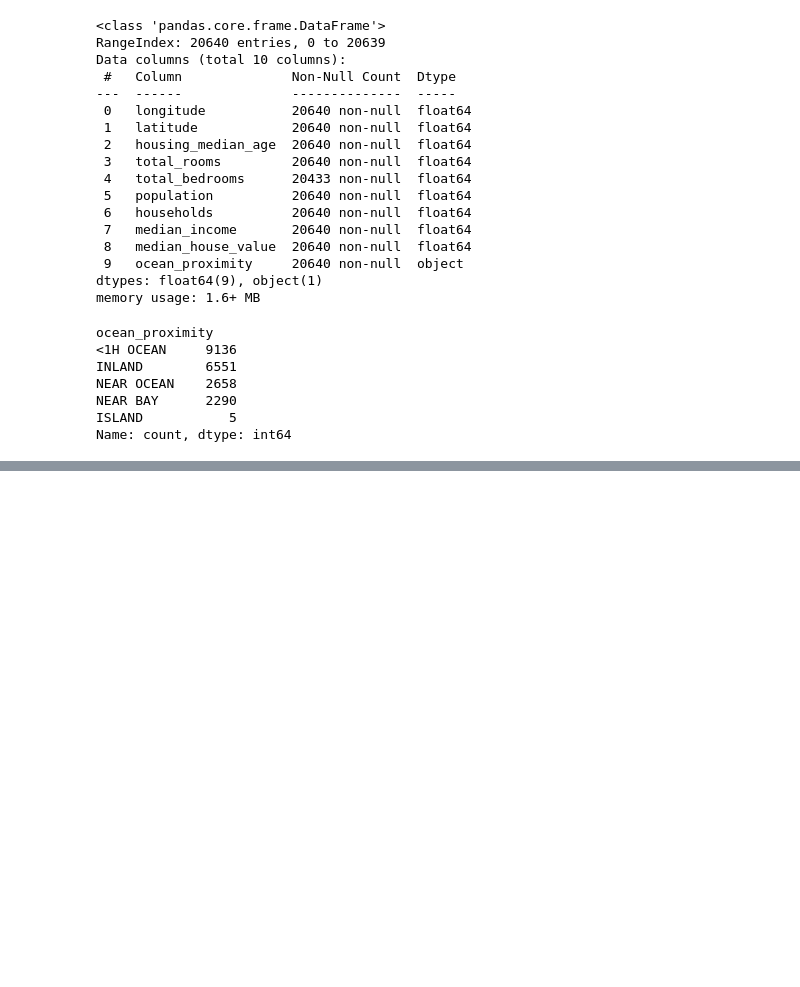
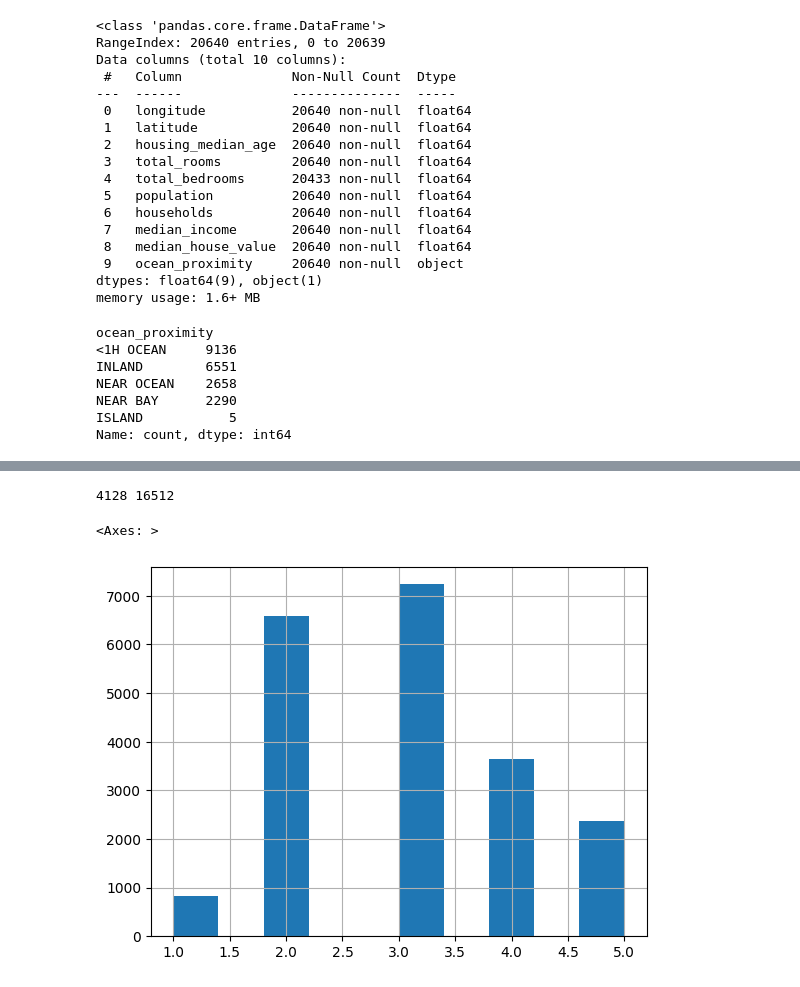
Before and after one commit to AtillaTR/ml-project-1, a Jupyter notebook: housing.ipynb, the cells around one changed output, grey strips where cells are left out. Cells and saved outputs as stored; diff of their text form; code cells hidden in the pictures; blank space fills up the shorter version.

```diff
--- a/housing.ipynb
+++ b/housing.ipynb
@@ -96,0 +168,16 @@ housing_df.describe()
+# %%
+from sklearn.model_selection import train_test_split
+train_set, test_set = train_test_split(
+    housing_df, test_size=0.2, random_state=42)
+
+print(len(test_set), len(train_set))
+# %% [output]
+4128 16512
+# %%
+housing_df['income_cat'] = pd.cut(housing_df['median_income'],
+                                  bins=[0., 1.5, 3.0, 4.5, 6., np.inf],
+                                  labels=[1, 2, 3, 4, 5])
+housing_df['income_cat'].hist()
+# %% [output]
+<Axes: >
+[figure, added]
```
Also changed, not shown: parts of 9 cells of this notebook.
